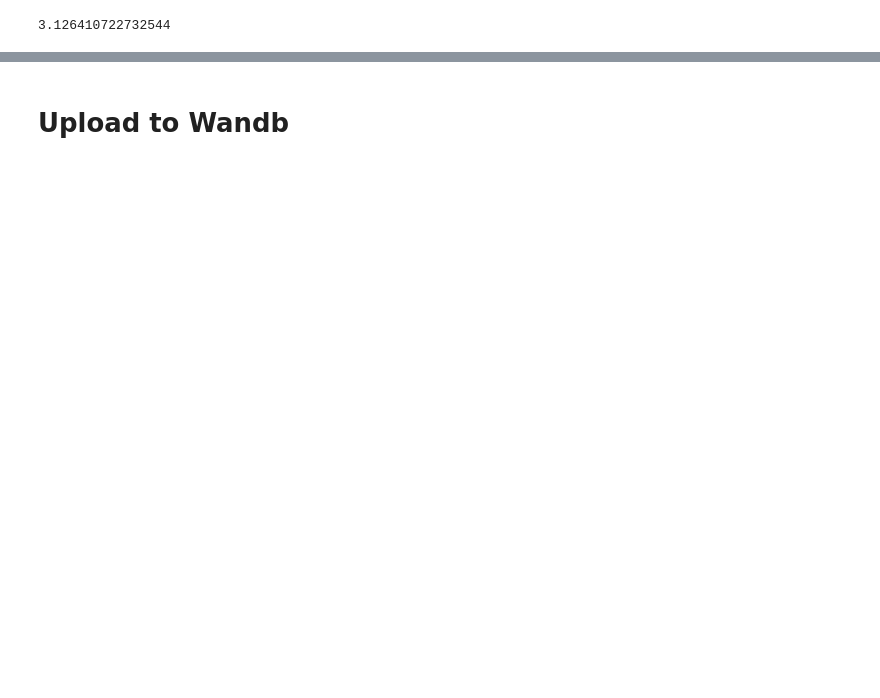
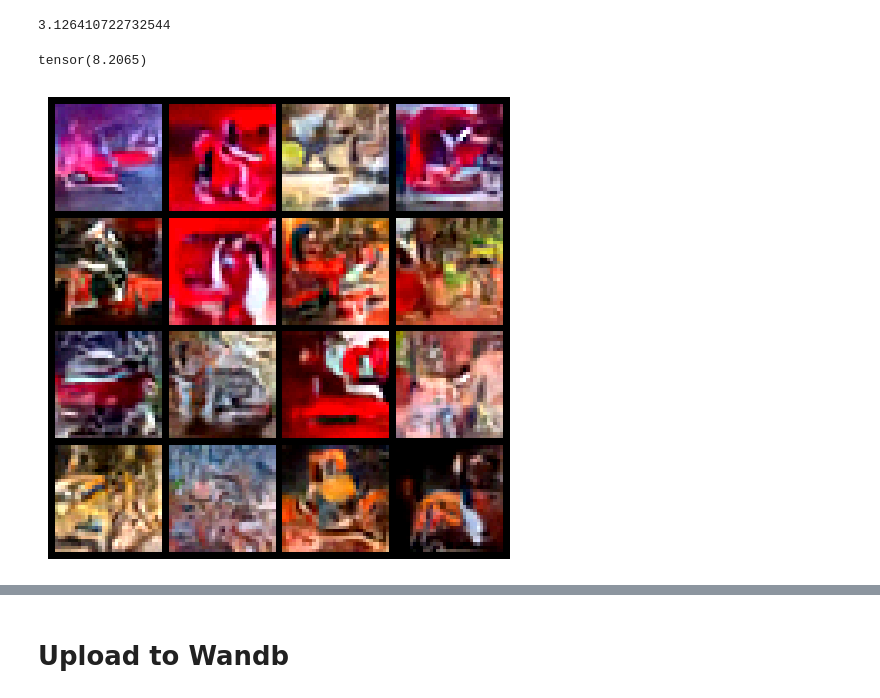
Before and after one commit to azhgh22/Comparative-analysis-of-Generative-models-on-CIFAR-10, a Jupyter notebook: experiments/eval.ipynb, the cells around one changed output, grey strips where cells are left out. Saved outputs shown, nothing was run; the diff lists cells and outputs as text; code cells hidden in the pictures; blank space fills up the shorter version.

```diff
--- a/experiments/eval.ipynb
+++ b/experiments/eval.ipynb
@@ -216,3 +218,43 @@ fid 5.540729522705078
 epoch_data[1]["is"][0]
 # %% [output]
 3.126410722732544
+# %%
+print(data['recon_loss'])
+# %% [output]
+tensor(8.2065)
+# %%
+images = data['samples']
+import torch
+import matplotlib.pyplot as plt
+from torchvision.utils import make_grid
+from torchvision.utils import save_image
+
+# Stack if list
+if isinstance(images, list):
+    images = torch.stack(images)  # [16, 3, 32, 32]
+
+# Move to CPU and detach (important!)
+images = images.detach().cpu()
+
+# Create grid
+grid = make_grid(
+    images,
+    nrow=4,          # 4x4 grid
+    padding=2,
+    normalize=True
+)
+
+# Plot
+plt.figure(figsize=(6, 6))
+plt.imshow(grid.permute(1, 2, 0))
+plt.axis("off")
+plt.show()
+
+save_image(
+    images,
+    "NCSN_gen.png",
+    nrow=4,
+    normalize=True
+)
+# %% [output]
+[figure, added]
```
Also changed, not shown: parts of 14 cells of this notebook.
